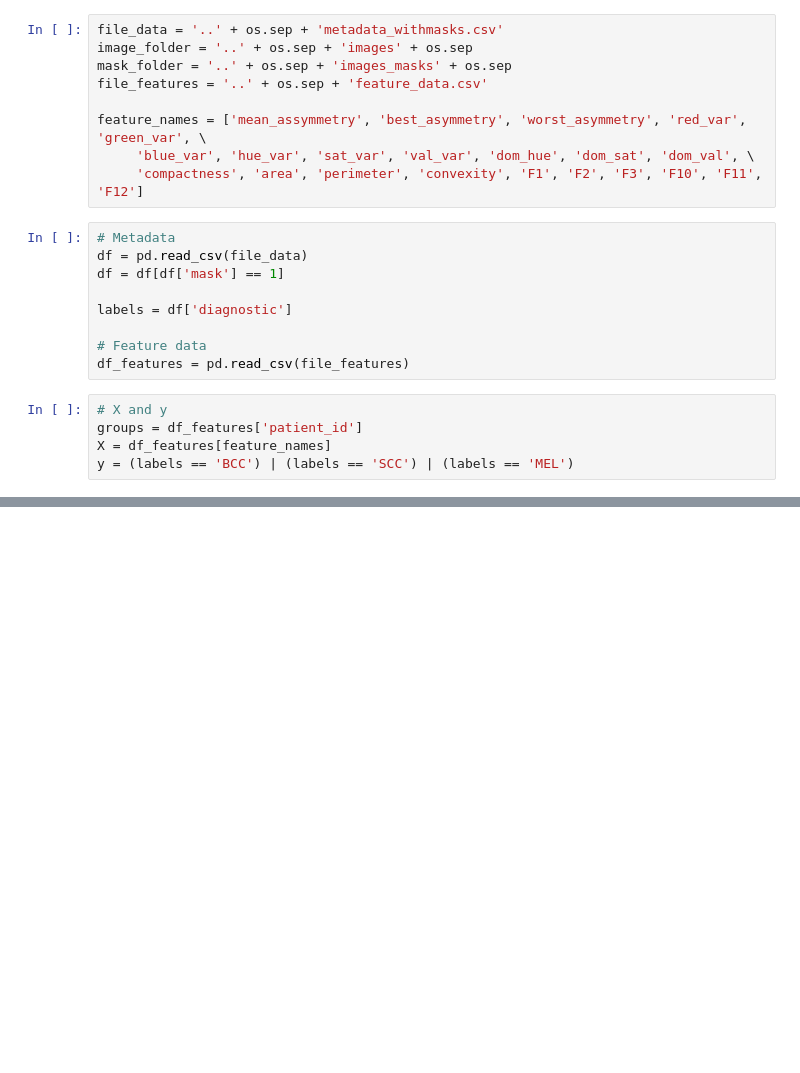
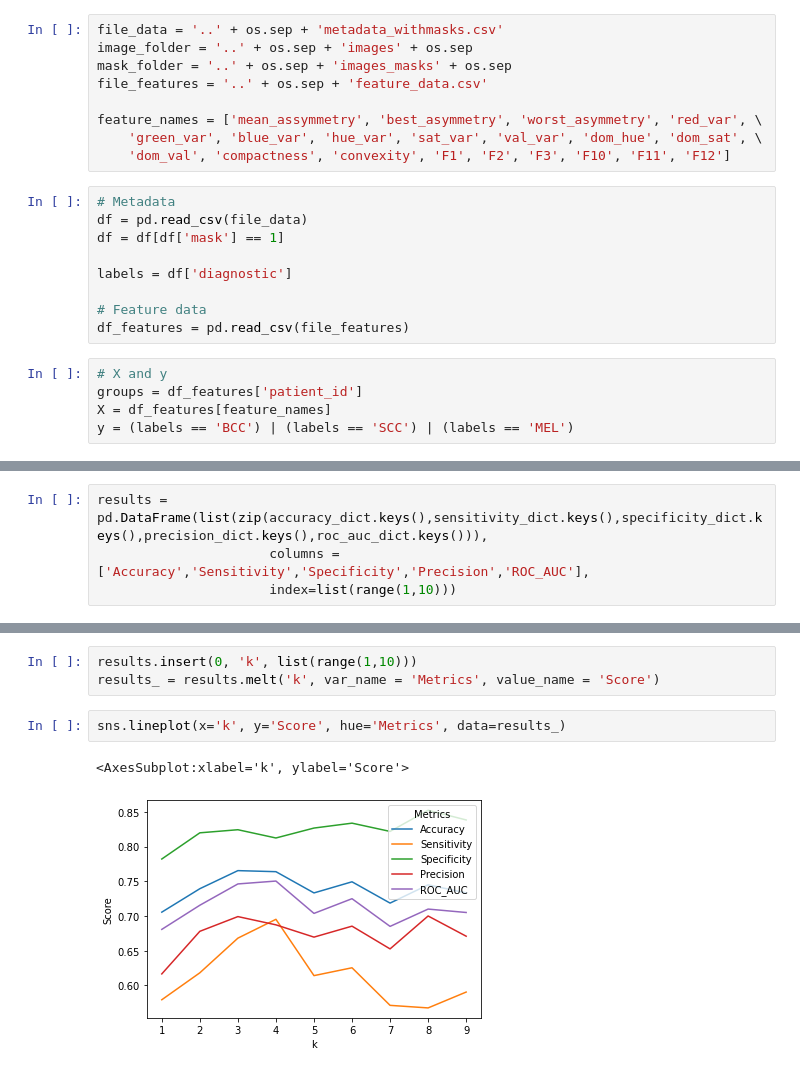
Before and after one commit to julielhagen/First-Year-Project, a Jupyter notebook: pyScripts/Model evaluation.ipynb, the cells around one changed output, grey strips where cells are left out. Saved outputs shown, nothing was run; the diff lists cells and outputs as text; blank space fills up the shorter version.

```diff
--- a/pyScripts/Model evaluation.ipynb
+++ b/pyScripts/Model evaluation.ipynb
@@ -8,9 +9,9 @@ image_folder = '..' + os.sep + 'images' + os.sep
 mask_folder = '..' + os.sep + 'images_masks' + os.sep
 file_features = '..' + os.sep + 'feature_data.csv'
 
-feature_names = ['mean_assymmetry', 'best_asymmetry', 'worst_asymmetry', 'red_var', 'green_var', \
-     'blue_var', 'hue_var', 'sat_var', 'val_var', 'dom_hue', 'dom_sat', 'dom_val', \
-     'compactness', 'area', 'perimeter', 'convexity', 'F1', 'F2', 'F3', 'F10', 'F11', 'F12']
+feature_names = ['mean_assymmetry', 'best_asymmetry', 'worst_asymmetry', 'red_var', \
+    'green_var', 'blue_var', 'hue_var', 'sat_var', 'val_var', 'dom_hue', 'dom_sat', \
+    'dom_val', 'compactness', 'convexity', 'F1', 'F2', 'F3', 'F10', 'F11', 'F12']
 # %%
 # Metadata
 df = pd.read_csv(file_data)
@@ -73,0 +85,4 @@ KNeighborsClassifier with n_neighbors: 3 0.5597285067873303
+# %%
+results = pd.DataFrame(list(zip(accuracy_dict.keys(),sensitivity_dict.keys(),specificity_dict.keys(),precision_dict.keys(),roc_auc_dict.keys())),
+                      columns = ['Accuracy','Sensitivity','Specificity','Precision','ROC_AUC'],
+                      index=list(range(1,10)))
@@ -73,0 +102,8 @@ KNeighborsClassifier with n_neighbors: 3 0.5597285067873303
+# %%
+results.insert(0, 'k', list(range(1,10)))
+results_ = results.melt('k', var_name = 'Metrics', value_name = 'Score')
+# %%
+sns.lineplot(x='k', y='Score', hue='Metrics', data=results_)
+# %% [output]
+<AxesSubplot:xlabel='k', ylabel='Score'>
+[figure, added]
```
Also changed, not shown: parts of 7 cells of this notebook, 18 other files.
